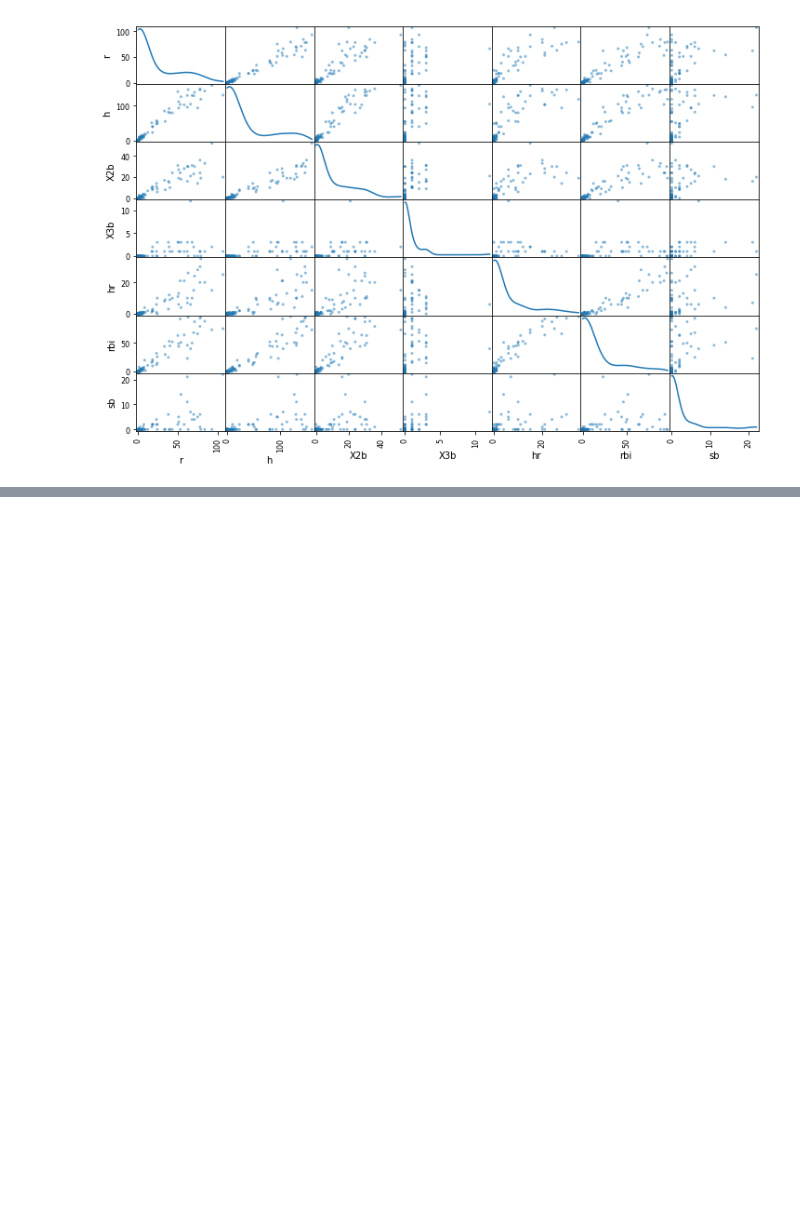
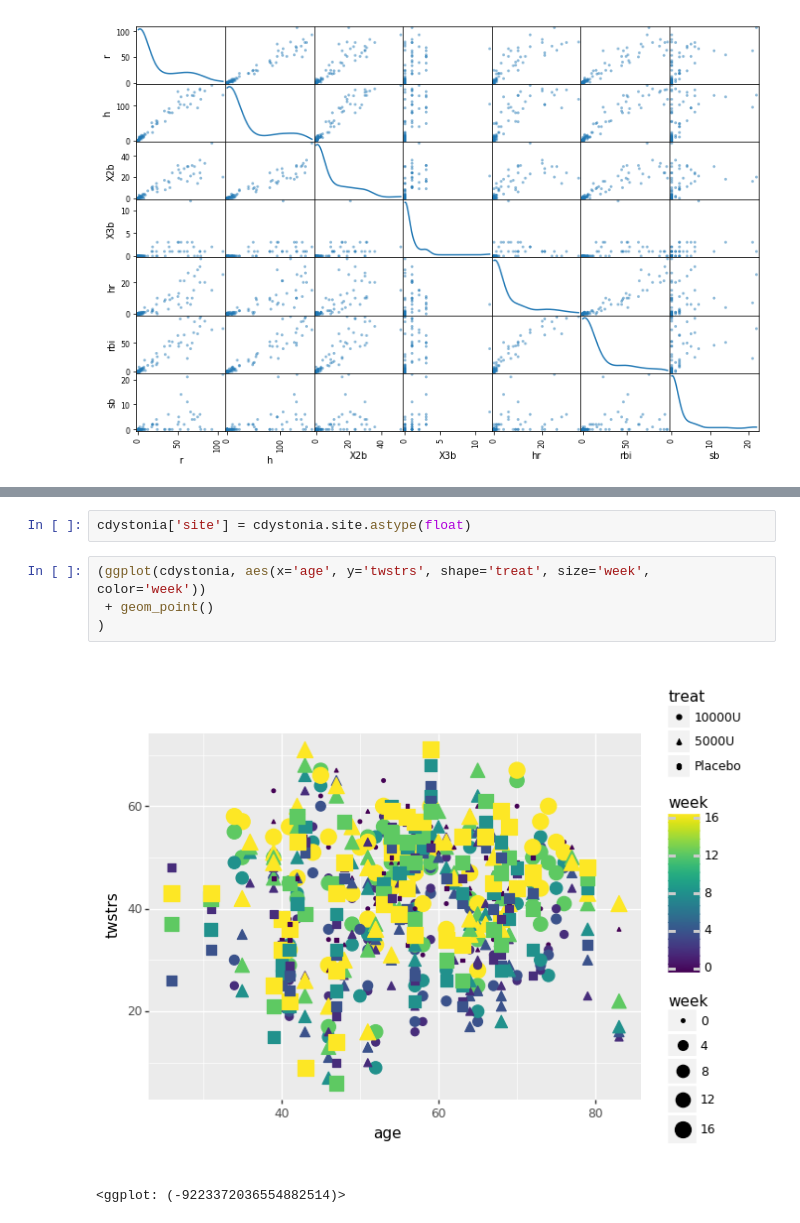
Before and after one commit to Darkbladecr/statistical-analysis-python-tutorial, a Jupyter notebook: 3. Plotting and Visualization.ipynb, the cells around one changed output, grey strips where cells are left out. Cells and saved outputs as stored; diff of their text form; blank space fills up the shorter version.

```diff
--- a/3. Plotting and Visualization.ipynb
+++ b/3. Plotting and Visualization.ipynb
@@ -327,0 +379,9 @@ plt.show()
+# %%
+cdystonia['site'] = cdystonia.site.astype(float)
+# %%
+(ggplot(cdystonia, aes(x='age', y='twstrs', shape='treat', size='week', color='week'))
+ + geom_point()
+)
+# %% [output]
+[figure, added]
+<ggplot: (-9223372036554882514)>
```
Also changed, not shown: parts of 18 cells of this notebook.
